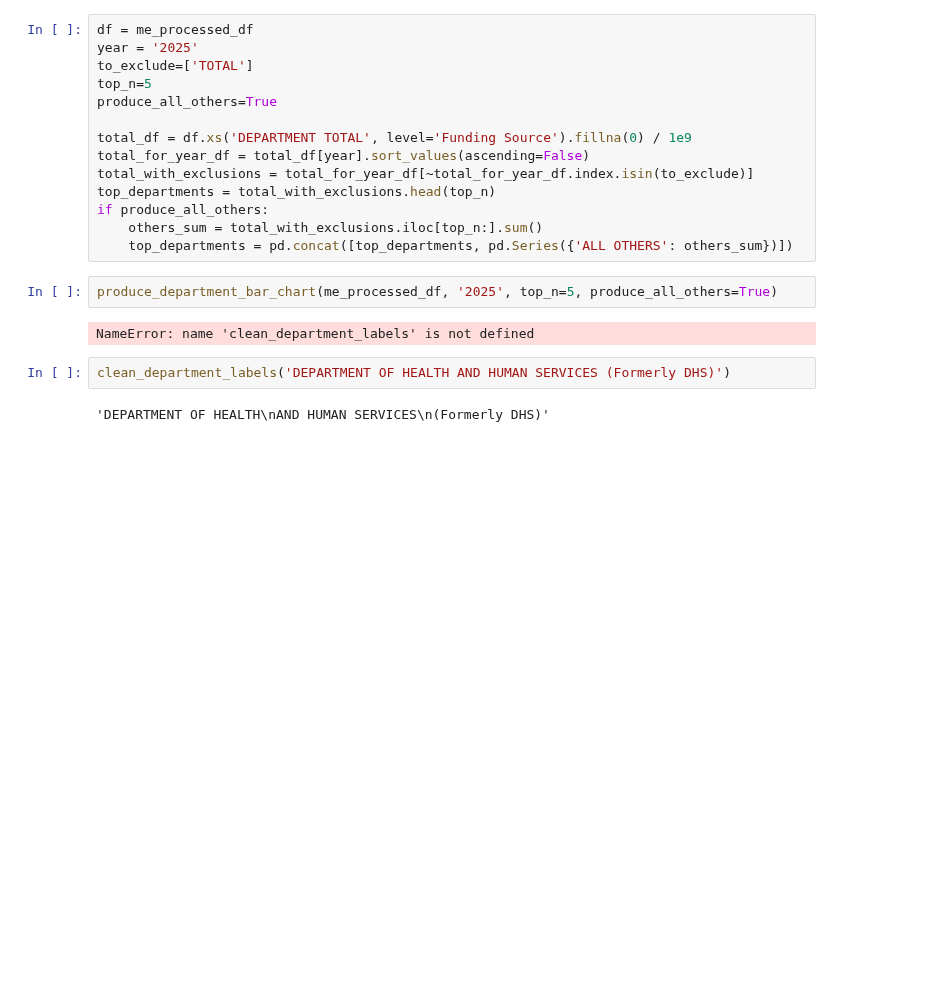
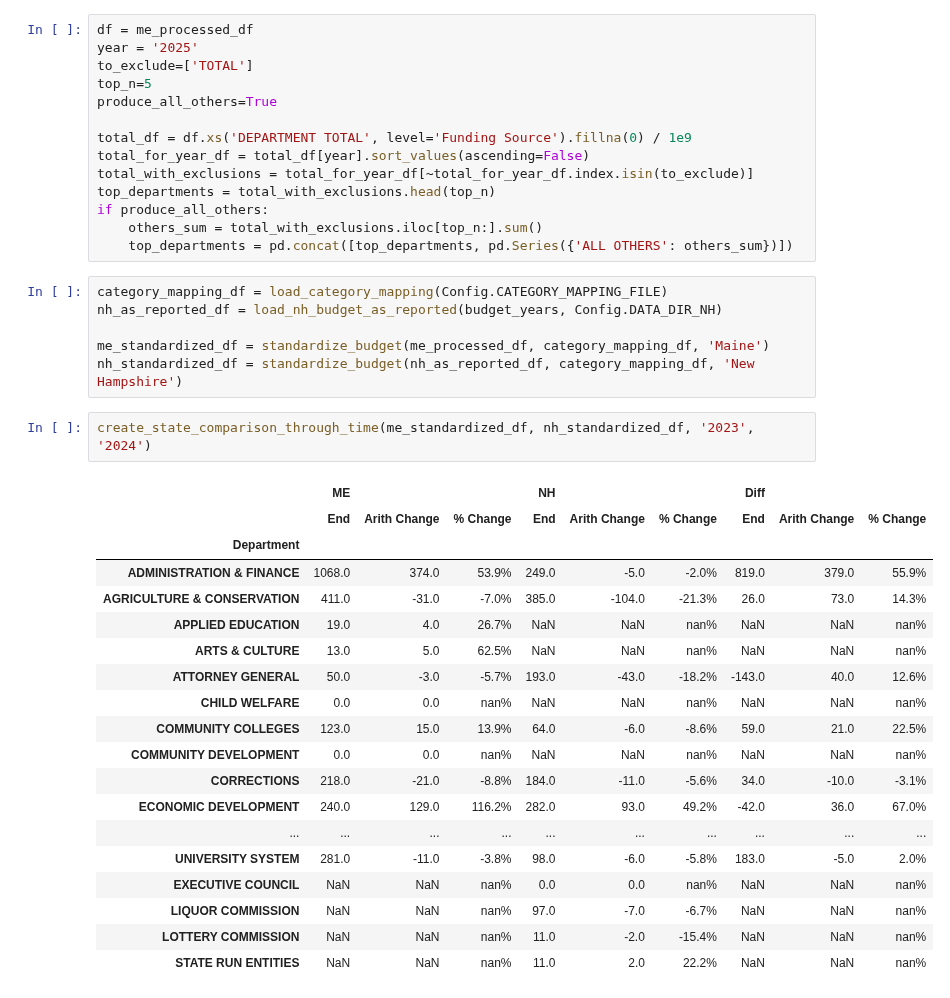
Before and after one commit to bsawyerg15/owen-for-maine, a Jupyter notebook: testing.ipynb, the cells around one changed output. Cells and saved outputs as stored; diff of their text form; blank space fills up the shorter version.

```diff
--- a/testing.ipynb
+++ b/testing.ipynb
@@ -110,11 +86,31 @@ top_departments = total_with_exclusions.head(top_n)
 if produce_all_others:
     others_sum = total_with_exclusions.iloc[top_n:].sum()
     top_departments = pd.concat([top_departments, pd.Series({'ALL OTHERS': others_sum})])
-# %%
-produce_department_bar_chart(me_processed_df, '2025', top_n=5, produce_all_others=True)
-# %% [output]
-NameError: name 'clean_department_labels' is not defined
-# %%
-clean_department_labels('DEPARTMENT OF HEALTH AND HUMAN SERVICES (Formerly DHS)')
-# %% [output]
-'DEPARTMENT OF HEALTH\nAND HUMAN SERVICES\n(Formerly DHS)'
+# %%
+category_mapping_df = load_category_mapping(Config.CATEGORY_MAPPING_FILE)
+nh_as_reported_df = load_nh_budget_as_reported(budget_years, Config.DATA_DIR_NH)
+
+me_standardized_df = standardize_budget(me_processed_df, category_mapping_df, 'Maine')
+nh_standardized_df = standardize_budget(nh_as_reported_df, category_mapping_df, 'New Hampshire')
+# %%
+create_state_comparison_through_time(me_standardized_df, nh_standardized_df, '2023', '2024')
+# %% [output]
+|  | ME |  |  | NH |  |  | Diff |  |  |
+|  | End | Arith Change | % Change | End | Arith Change | % Change | End | Arith Change | % Change |
+| Department |  |  |  |  |  |  |  |  |  |
+| ADMINISTRATION & FINANCE | 1068.0 | 374.0 | 53.9% | 249.0 | -5.0 | -2.0% | 819.0 | 379.0 | 55.9% |
+| AGRICULTURE & CONSERVATION | 411.0 | -31.0 | -7.0% | 385.0 | -104.0 | -21.3% | 26.0 | 73.0 | 14.3% |
+| APPLIED EDUCATION | 19.0 | 4.0 | 26.7% | NaN | NaN | nan% | NaN | NaN | nan% |
+| ARTS & CULTURE | 13.0 | 5.0 | 62.5% | NaN | NaN | nan% | NaN | NaN | nan% |
+| ATTORNEY GENERAL | 50.0 | -3.0 | -5.7% | 193.0 | -43.0 | -18.2% | -143.0 | 40.0 | 12.6% |
+| CHILD WELFARE | 0.0 | 0.0 | nan% | NaN | NaN | nan% | NaN | NaN | nan% |
+| COMMUNITY COLLEGES | 123.0 | 15.0 | 13.9% | 64.0 | -6.0 | -8.6% | 59.0 | 21.0 | 22.5% |
+| COMMUNITY DEVELOPMENT | 0.0 | 0.0 | nan% | NaN | NaN | nan% | NaN | NaN | nan% |
+| CORRECTIONS | 218.0 | -21.0 | -8.8% | 184.0 | -11.0 | -5.6% | 34.0 | -10.0 | -3.1% |
+| ECONOMIC DEVELOPMENT | 240.0 | 129.0 | 116.2% | 282.0 | 93.0 | 49.2% | -42.0 | 36.0 | 67.0% |
+| ... | ... | ... | ... | ... | ... | ... | ... | ... | ... |
+| UNIVERSITY SYSTEM | 281.0 | -11.0 | -3.8% | 98.0 | -6.0 | -5.8% | 183.0 | -5.0 | 2.0% |
+| EXECUTIVE COUNCIL | NaN | NaN | nan% | 0.0 | 0.0 | nan% | NaN | NaN | nan% |
+| LIQUOR COMMISSION | NaN | NaN | nan% | 97.0 | -7.0 | -6.7% | NaN | NaN | nan% |
+| LOTTERY COMMISSION | NaN | NaN | nan% | 11.0 | -2.0 | -15.4% | NaN | NaN | nan% |
+| STATE RUN ENTITIES | NaN | NaN | nan% | 11.0 | 2.0 | 22.2% | NaN | NaN | nan% |
```
Also changed, not shown: parts of 4 cells of this notebook, 3 other files.
